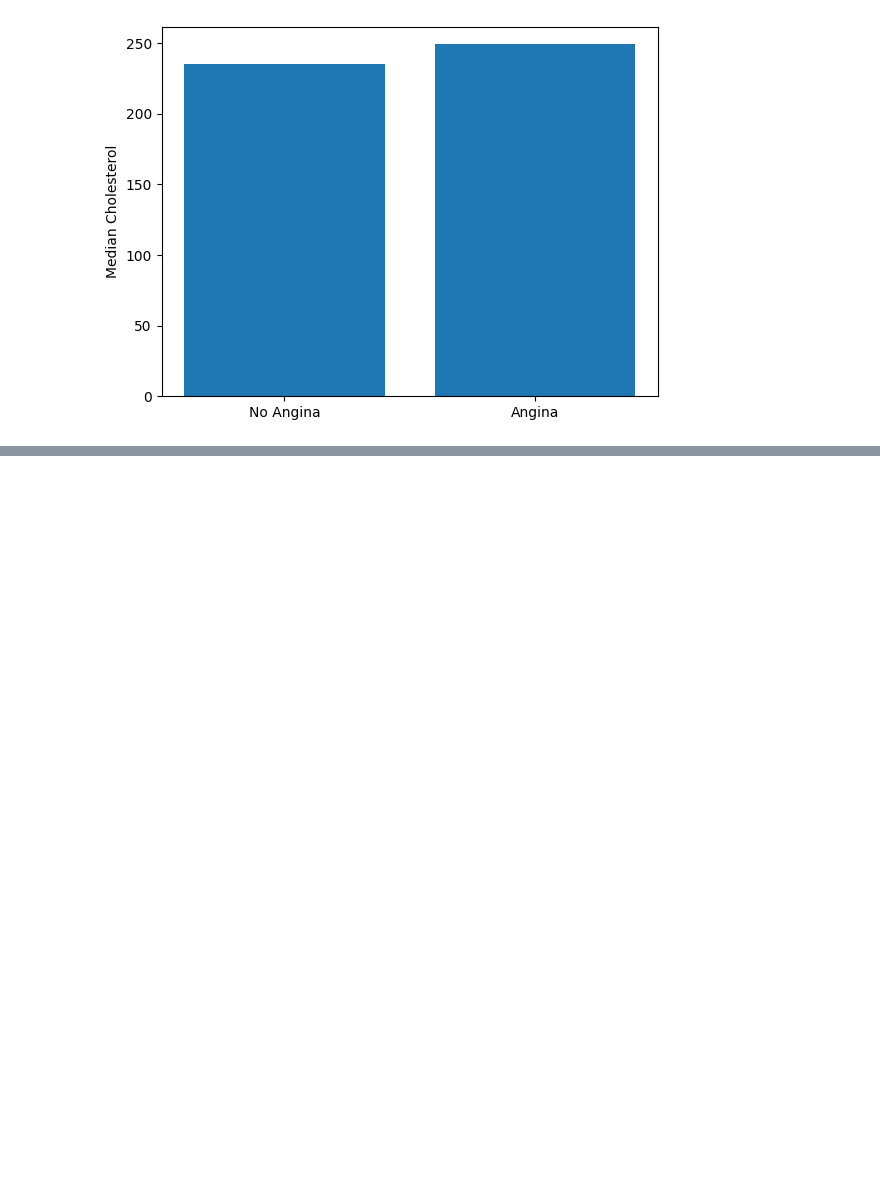
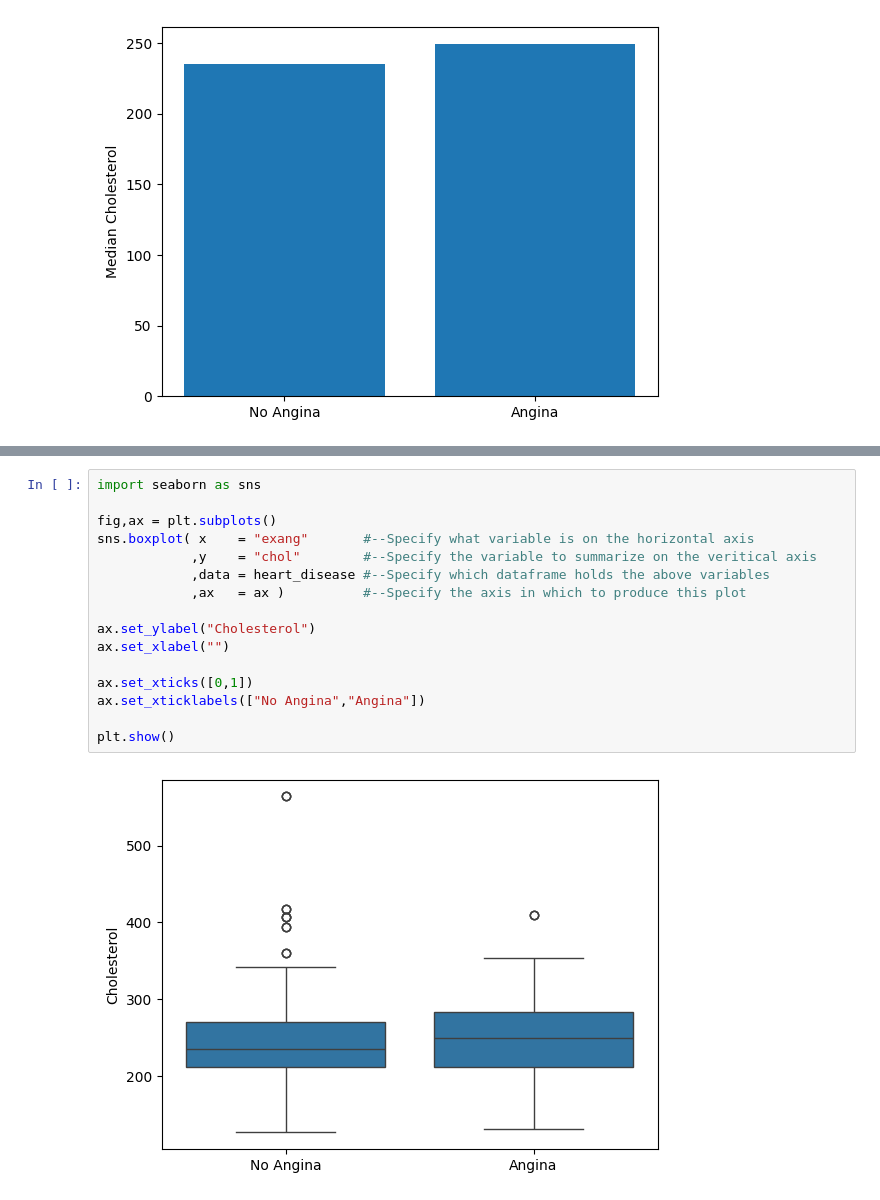
Before and after one commit to computationalUncertaintyLab/dexp_book, a Jupyter notebook: Chap3_Dataviz.ipynb, the cells around one changed output, grey strips where cells are left out. Cells and saved outputs as stored; diff of their text form; blank space fills up the shorter version.

```diff
--- a/Chap3_Dataviz.ipynb
+++ b/Chap3_Dataviz.ipynb
@@ -245,0 +264,18 @@ plt.show()
+# %%
+import seaborn as sns
+
+fig,ax = plt.subplots()
+sns.boxplot( x    = "exang"       #--Specify what variable is on the horizontal axis
+            ,y    = "chol"        #--Specify the variable to summarize on the veritical axis
+            ,data = heart_disease #--Specify which dataframe holds the above variables
+            ,ax   = ax )          #--Specify the axis in which to produce this plot
+
+ax.set_ylabel("Cholesterol")
+ax.set_xlabel("")
+
+ax.set_xticks([0,1])
+ax.set_xticklabels(["No Angina","Angina"])
+
+plt.show()
+# %% [output]
+[figure, added]
```
Also changed, not shown: parts of 2 cells of this notebook.
